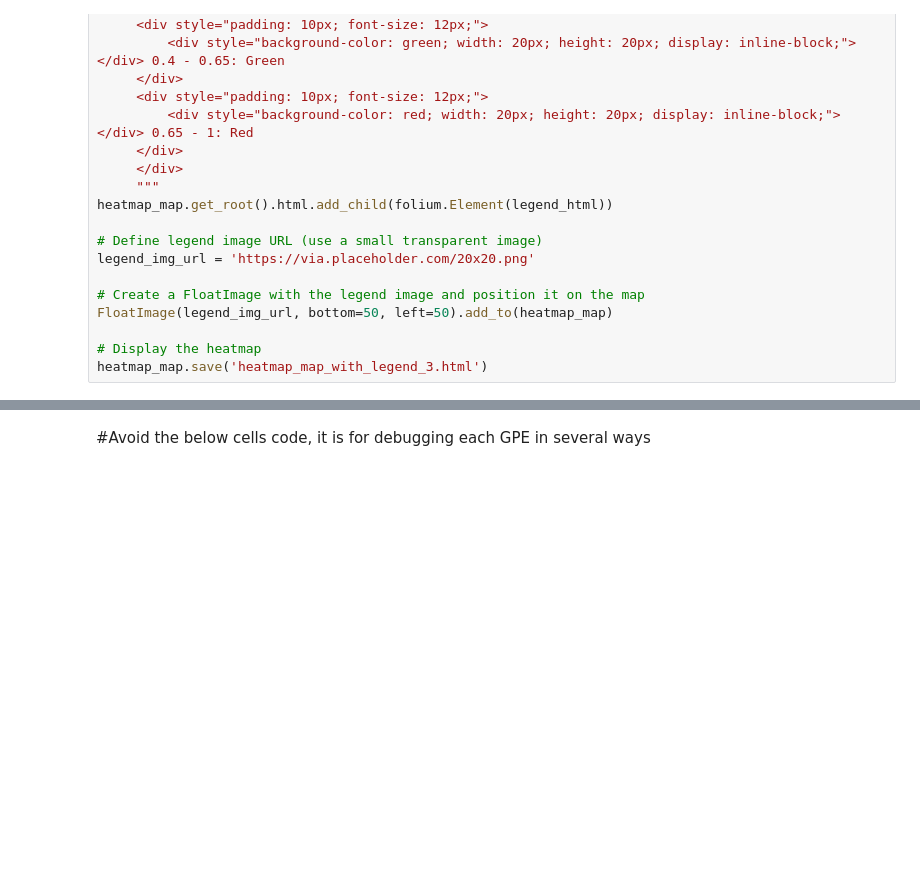
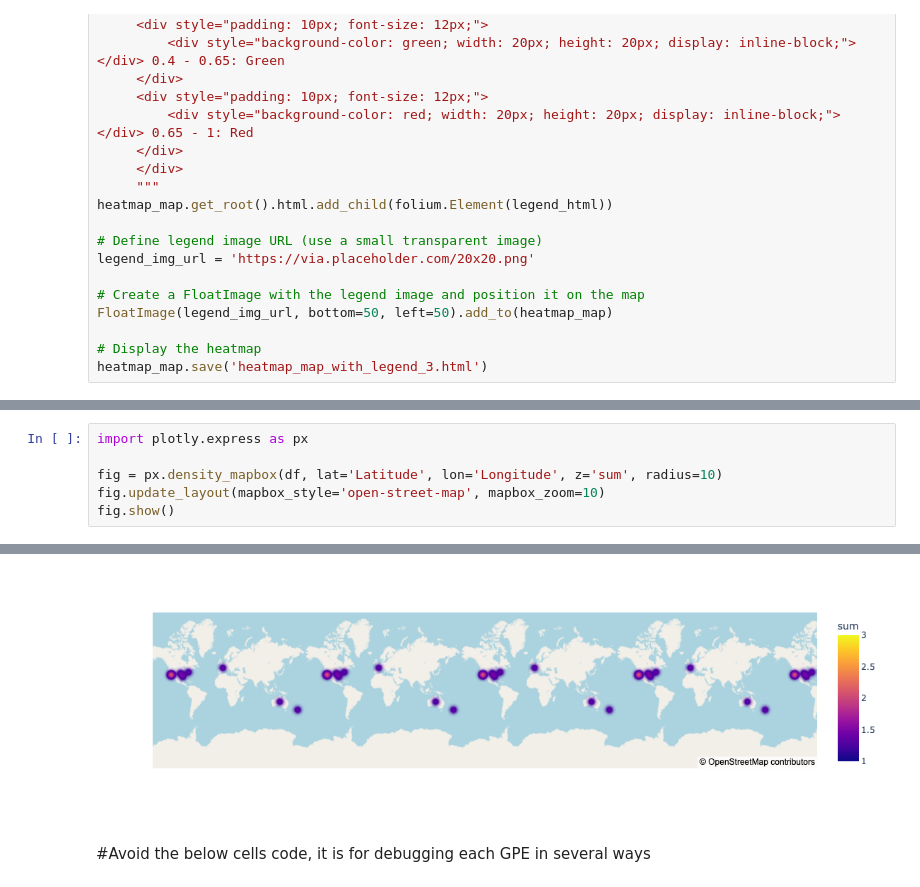
Before and after one commit to RutgersComLab/nj-local-news-analysis, a Jupyter notebook: aust_data/visualisation_aust.ipynb, the cells around one changed output, grey strips where cells are left out. Drawn from its saved outputs; the diff is of its cells as text; blank space fills up the shorter version.

```diff
--- a/aust_data/visualisation_aust.ipynb
+++ b/aust_data/visualisation_aust.ipynb
@@ -765,0 +940,7 @@ heatmap_map.save('heatmap_map_with_legend_3.html')
+# %%
+import plotly.express as px
+
+fig = px.density_mapbox(df, lat='Latitude', lon='Longitude', z='sum', radius=10)
+fig.update_layout(mapbox_style='open-street-map', mapbox_zoom=10)
+fig.show()
+# %% [output]
@@ -766,3 +948,4 @@ heatmap_map.save('heatmap_map_with_legend_3.html')
+[figure, added]
 # %% [markdown]
 #Avoid the below cells code, it is for debugging each GPE in several ways
 # %%
```
Also changed, not shown: parts of 11 cells of this notebook, 50 other files.
